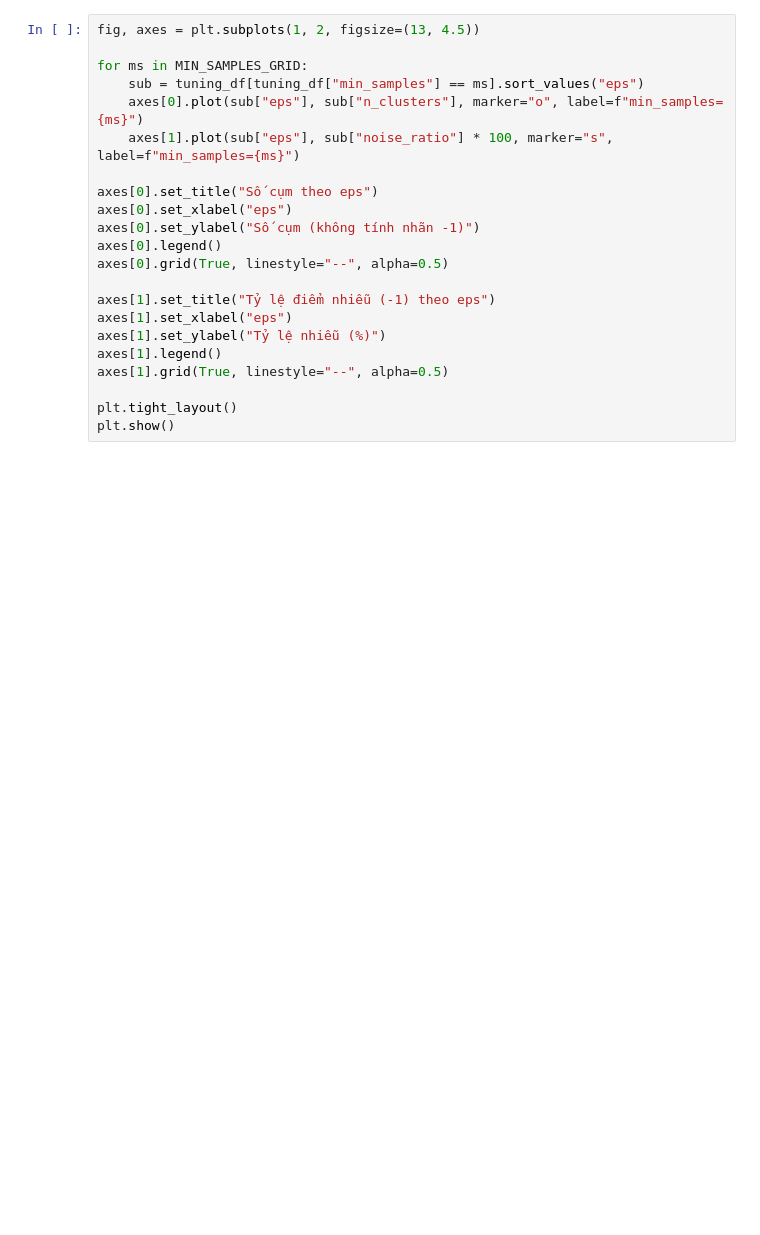
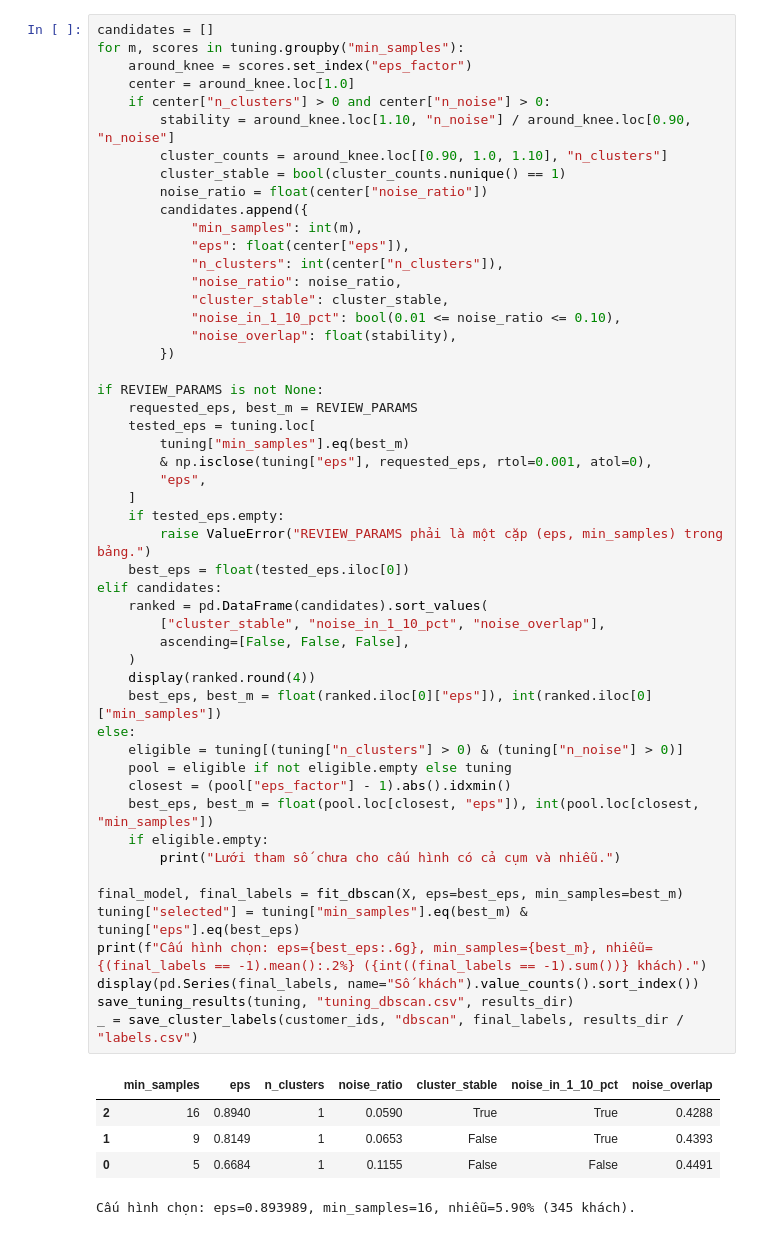
Before and after one commit to Phuctqt123/BTL_DATAMINING, a Jupyter notebook: clustering/dbscan.ipynb, the cells around one changed output. Cells and saved outputs as stored; diff of their text form; blank space fills up the shorter version.

```diff
--- a/clustering/dbscan.ipynb
+++ b/clustering/dbscan.ipynb
@@ -115,22 +157,57 @@ Biểu đồ này cho thấy rõ sự đánh đổi: `eps` quá nhỏ khiến qu
 # %%
-fig, axes = plt.subplots(1, 2, figsize=(13, 4.5))
+candidates = []
+for m, scores in tuning.groupby("min_samples"):
+    around_knee = scores.set_index("eps_factor")
+    center = around_knee.loc[1.0]
+    if center["n_clusters"] > 0 and center["n_noise"] > 0:
+        stability = around_knee.loc[1.10, "n_noise"] / around_knee.loc[0.90, "n_noise"]
+        cluster_counts = around_knee.loc[[0.90, 1.0, 1.10], "n_clusters"]
+        cluster_stable = bool(cluster_counts.nunique() == 1)
+        noise_ratio = float(center["noise_ratio"])
+        candidates.append({
+            "min_samples": int(m),
+            "eps": float(center["eps"]),
+            "n_clusters": int(center["n_clusters"]),
+            "noise_ratio": noise_ratio,
+            "cluster_stable": cluster_stable,
+            "noise_in_1_10_pct": bool(0.01 <= noise_ratio <= 0.10),
+            "noise_overlap": float(stability),
+        })
 
-for ms in MIN_SAMPLES_GRID:
-    sub = tuning_df[tuning_df["min_samples"] == ms].sort_values("eps")
-    axes[0].plot(sub["eps"], sub["n_clusters"], marker="o", label=f"min_samples={ms}")
-    axes[1].plot(sub["eps"], sub["noise_ratio"] * 100, marker="s", label=f"min_samples={ms}")
+if REVIEW_PARAMS is not None:
+    requested_eps, best_m = REVIEW_PARAMS
+    tested_eps = tuning.loc[
+        tuning["min_samples"].eq(best_m)
+        & np.isclose(tuning["eps"], requested_eps, rtol=0.001, atol=0),
+        "eps",
+    ]
+    if tested_eps.empty:
+        raise ValueError("REVIEW_PARAMS phải là một cặp (eps, min_samples) trong bảng.")
+    best_eps = float(tested_eps.iloc[0])
+elif candidates:
+    ranked = pd.DataFrame(candidates).sort_values(
+        ["cluster_stable", "noise_in_1_10_pct", "noise_overlap"],
+        ascending=[False, False, False],
+    )
+    display(ranked.round(4))
+    best_eps, best_m = float(ranked.iloc[0]["eps"]), int(ranked.iloc[0]["min_samples"])
+else:
+    eligible = tuning[(tuning["n_clusters"] > 0) & (tuning["n_noise"] > 0)]
+    pool = eligible if not eligible.empty else tuning
+    closest = (pool["eps_factor"] - 1).abs().idxmin()
+    best_eps, best_m = float(pool.loc[closest, "eps"]), int(pool.loc[closest, "min_samples"])
+    if eligible.empty:
+        print("Lưới tham số chưa cho cấu hình có cả cụm và nhiễu.")
 
-axes[0].set_title("Số cụm theo eps")
-axes[0].set_xlabel("eps")
-axes[0].set_ylabel("Số cụm (không tính nhãn -1)")
-axes[0].legend()
-axes[0].grid(True, linestyle="--", alpha=0.5)
-
-axes[1].set_title("Tỷ lệ điểm nhiễu (-1) theo eps")
-axes[1].set_xlabel("eps")
-axes[1].set_ylabel("Tỷ lệ nhiễu (%)")
-axes[1].legend()
-axes[1].grid(True, linestyle="--", alpha=0.5)
-
-plt.tight_layout()
-plt.show()
+final_model, final_labels = fit_dbscan(X, eps=best_eps, min_samples=best_m)
+tuning["selected"] = tuning["min_samples"].eq(best_m) & tuning["eps"].eq(best_eps)
+print(f"Cấu hình chọn: eps={best_eps:.6g}, min_samples={best_m}, nhiễu={(final_labels == -1).mean():.2%} ({int((final_labels == -1).sum())} khách).")
+display(pd.Series(final_labels, name="Số khách").value_counts().sort_index())
+save_tuning_results(tuning, "tuning_dbscan.csv", results_dir)
+_ = save_cluster_labels(customer_ids, "dbscan", final_labels, results_dir / "labels.csv")
+# %% [output]
+|  | min_samples | eps | n_clusters | noise_ratio | cluster_stable | noise_in_1_10_pct | noise_overlap |
+| 2 | 16 | 0.8940 | 1 | 0.0590 | True | True | 0.4288 |
+| 1 | 9 | 0.8149 | 1 | 0.0653 | False | True | 0.4393 |
+| 0 | 5 | 0.6684 | 1 | 0.1155 | False | False | 0.4491 |
+Cấu hình chọn: eps=0.893989, min_samples=16, nhiễu=5.90% (345 khách).
```
Also changed, not shown: parts of 10 cells of this notebook, 8 other files.
